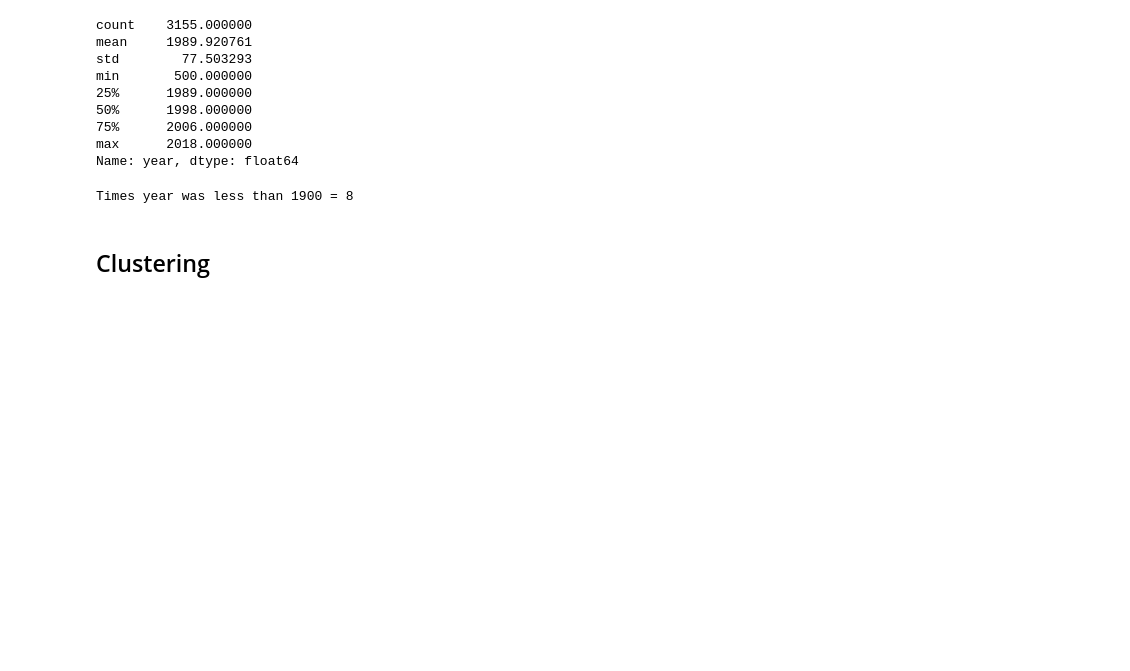
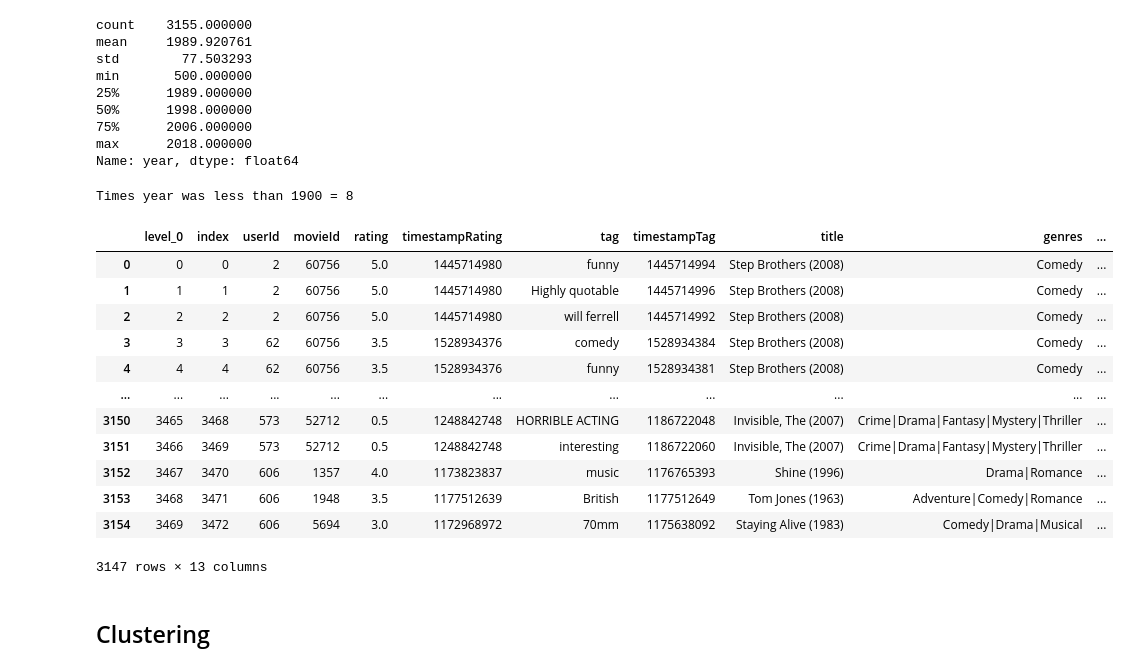
Before and after one commit to anissakhan/731-Project-3-Khan, a Jupyter notebook: 731-Project3.ipynb, the cells around one changed output. Cells and saved outputs as stored; diff of their text form; code cells hidden in the pictures; blank space fills up the shorter version.

```diff
--- a/731-Project3.ipynb
+++ b/731-Project3.ipynb
@@ -356,6 +356,22 @@ Times year was less than 1900 = 8
 #dfAll=dfAll.reset_index()
 # %%
 #dfAll.to_csv('test.csv')
+# %%
+dfAll
+# %% [output]
+|  | level_0 | index | userId | movieId | rating | timestampRating | tag | timestampTag | title | genres | ... |
+| 0 | 0 | 0 | 2 | 60756 | 5.0 | 1445714980 | funny | 1445714994 | Step Brothers (2008) | Comedy | ... |
+| 1 | 1 | 1 | 2 | 60756 | 5.0 | 1445714980 | Highly quotable | 1445714996 | Step Brothers (2008) | Comedy | ... |
+| 2 | 2 | 2 | 2 | 60756 | 5.0 | 1445714980 | will ferrell | 1445714992 | Step Brothers (2008) | Comedy | ... |
+| 3 | 3 | 3 | 62 | 60756 | 3.5 | 1528934376 | comedy | 1528934384 | Step Brothers (2008) | Comedy | ... |
+| 4 | 4 | 4 | 62 | 60756 | 3.5 | 1528934376 | funny | 1528934381 | Step Brothers (2008) | Comedy | ... |
+| ... | ... | ... | ... | ... | ... | ... | ... | ... | ... | ... | ... |
+| 3150 | 3465 | 3468 | 573 | 52712 | 0.5 | 1248842748 | HORRIBLE ACTING | 1186722048 | Invisible, The (2007) | Crime|Drama|Fantasy|Mystery|Thriller | ... |
+| 3151 | 3466 | 3469 | 573 | 52712 | 0.5 | 1248842748 | interesting | 1186722060 | Invisible, The (2007) | Crime|Drama|Fantasy|Mystery|Thriller | ... |
+| 3152 | 3467 | 3470 | 606 | 1357 | 4.0 | 1173823837 | music | 1176765393 | Shine (1996) | Drama|Romance | ... |
+| 3153 | 3468 | 3471 | 606 | 1948 | 3.5 | 1177512639 | British | 1177512649 | Tom Jones (1963) | Adventure|Comedy|Romance | ... |
+| 3154 | 3469 | 3472 | 606 | 5694 | 3.0 | 1172968972 | 70mm | 1175638092 | Staying Alive (1983) | Comedy|Drama|Musical | ... |
+3147 rows × 13 columns
 # %% [markdown]
 ## Clustering
 # %% [markdown]
```
Also changed, not shown: parts of 5 cells of this notebook.
